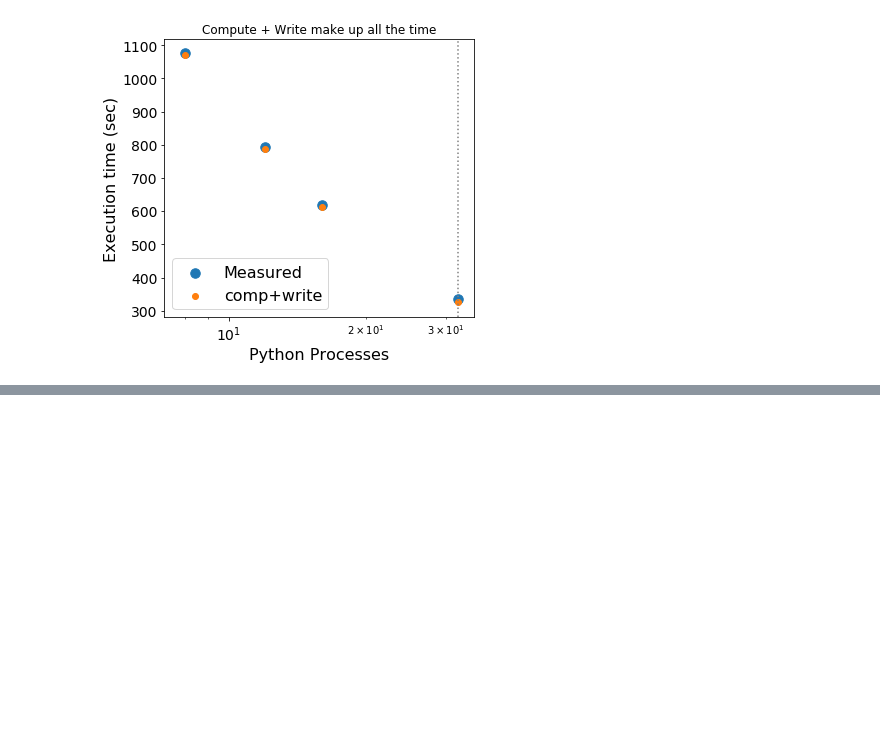
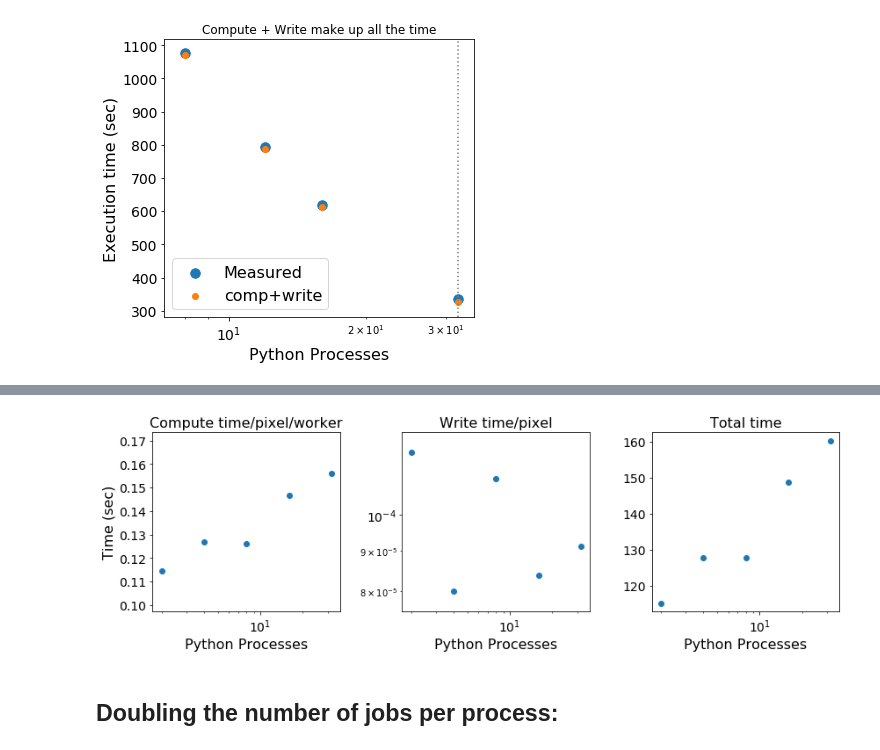
Before and after one commit to pycroscopy/distUSID, a Jupyter notebook: giv_bayesian/output/Benchmark_analysis.ipynb, the cells around one changed output, grey strips where cells are left out. Saved outputs shown, nothing was run; the diff lists cells and outputs as text; code cells hidden in the pictures; blank space fills up the shorter version.

Commit message:
size of jobs + constant job size / worker added to Benchmarking analysis

```diff
--- a/giv_bayesian/output/Benchmark_analysis.ipynb
+++ b/giv_bayesian/output/Benchmark_analysis.ipynb
@@ -311,0 +359,21 @@ fig.tight_layout()
+# %%
+scaled_procs, scaled_compute_mean, _, scaled_write_mean, _, scaled_total_times = parse_logs_for_series('GIV1xscaledJobs')
+# %%
+fig, axes = plt.subplots(ncols=3, figsize=(12, 4))
+axes.flat[0].set_ylabel('Time (sec)', fontsize=16)
+axes.flat[1].set_yscale('log')
+for axis, mean_vals, qty_name in zip(axes.flat,
+                                     [scaled_compute_mean, scaled_write_mean, scaled_total_times],
+                                     ['Compute time/pixel/worker', 'Write time/pixel', 'Total time']):
+    #axis.scatter(ranks, mean_vals)
+    axis.scatter(scaled_procs, mean_vals)
+    axis.set_xscale('log')
+    axis.set_title(qty_name, fontsize=16)
+    axis.set_xlabel('Python Processes', fontsize=16)
+
+usid.plot_utils.set_tick_font_size(axes, 14)
+fig.tight_layout()
+# %% [output]
+[figure, added]
+# %% [markdown]
+## Doubling the number of jobs per process:
```
Also changed, not shown: parts of 10 cells of this notebook.
